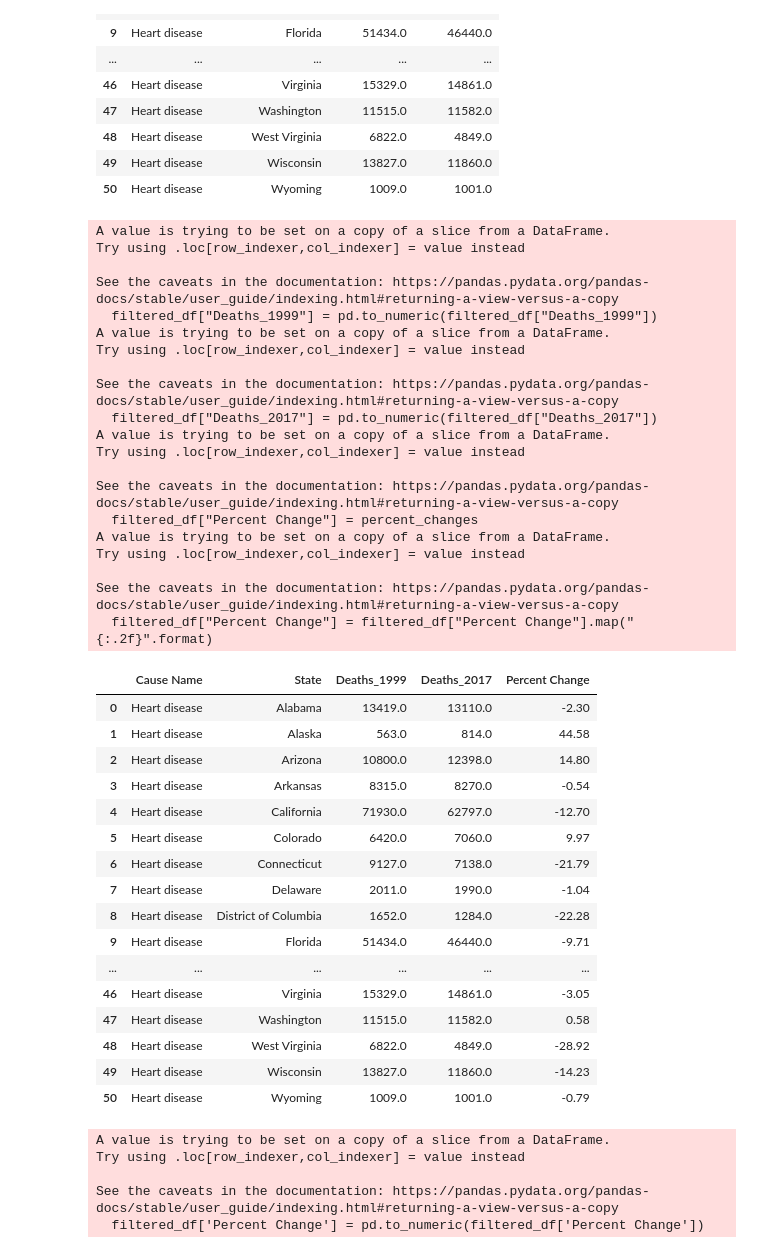
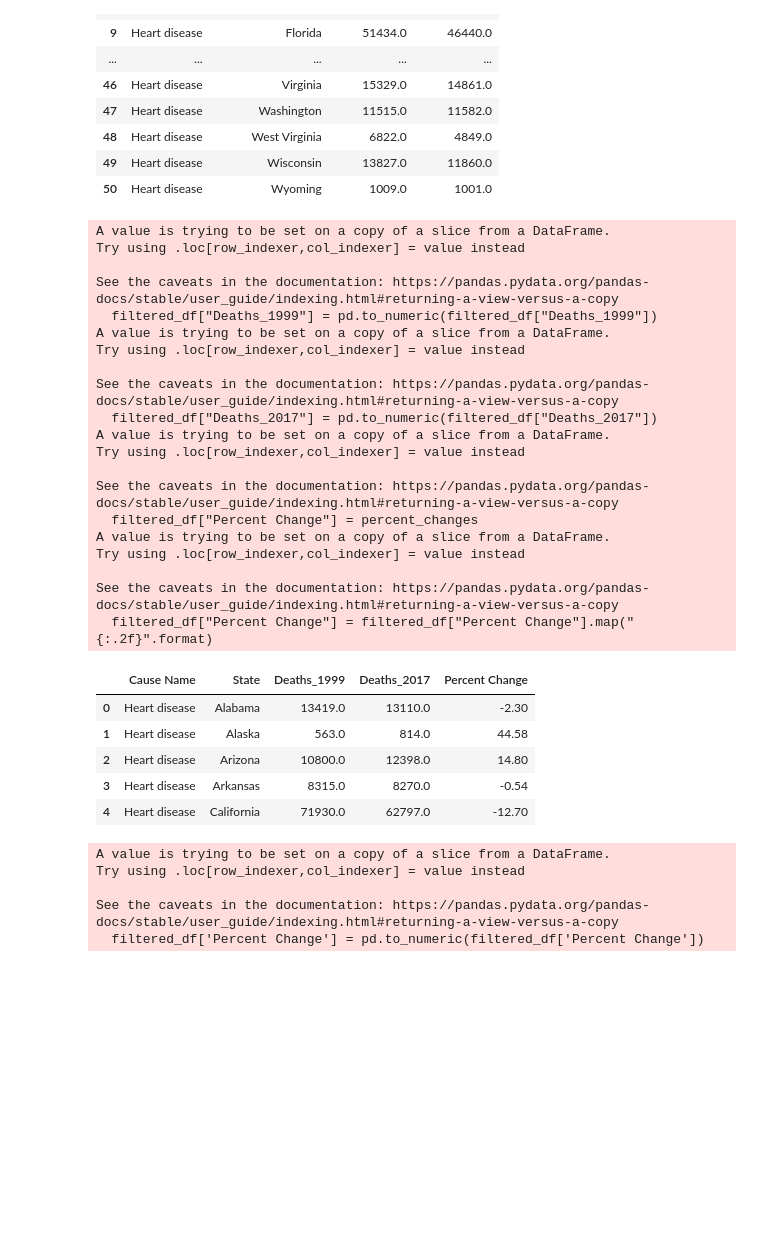
Before and after one commit to gshi76/Project1, a Jupyter notebook: Grace2.ipynb, the cells around one changed output. Drawn from its saved outputs; the diff is of its cells as text; code cells hidden in the pictures; blank space fills up the shorter version.

```diff
--- a/Grace2.ipynb
+++ b/Grace2.ipynb
@@ -269,45 +261,34 @@ filtered_df["Percent Change"] = percent_changes
 
 filtered_df["Percent Change"] = filtered_df["Percent Change"].map("{:.2f}".format)
 # Display DataFrame
-filtered_df
+filtered_df.head()
 # %% [output]
 A value is trying to be set on a copy of a slice from a DataFrame.
 Try using .loc[row_indexer,col_indexer] = value instead
 
 See the caveats in the documentation: https://pandas.pydata.org/pandas-docs/stable/user_guide/indexing.html#returning-a-view-versus-a-copy
   filtered_df["Deaths_1999"] = pd.to_numeric(filtered_df["Deaths_1999"])
 A value is trying to be set on a copy of a slice from a DataFrame.
 Try using .loc[row_indexer,col_indexer] = value instead
 
 See the caveats in the documentation: https://pandas.pydata.org/pandas-docs/stable/user_guide/indexing.html#returning-a-view-versus-a-copy
   filtered_df["Deaths_2017"] = pd.to_numeric(filtered_df["Deaths_2017"])
 A value is trying to be set on a copy of a slice from a DataFrame.
 Try using .loc[row_indexer,col_indexer] = value instead
 
 See the caveats in the documentation: https://pandas.pydata.org/pandas-docs/stable/user_guide/indexing.html#returning-a-view-versus-a-copy
   filtered_df["Percent Change"] = percent_changes
 A value is trying to be set on a copy of a slice from a DataFrame.
 Try using .loc[row_indexer,col_indexer] = value instead
 
 See the caveats in the documentation: https://pandas.pydata.org/pandas-docs/stable/user_guide/indexing.html#returning-a-view-versus-a-copy
   filtered_df["Percent Change"] = filtered_df["Percent Change"].map("{:.2f}".format)
 |  | Cause Name | State | Deaths_1999 | Deaths_2017 | Percent Change |
 | 0 | Heart disease | Alabama | 13419.0 | 13110.0 | -2.30 |
 | 1 | Heart disease | Alaska | 563.0 | 814.0 | 44.58 |
 | 2 | Heart disease | Arizona | 10800.0 | 12398.0 | 14.80 |
 | 3 | Heart disease | Arkansas | 8315.0 | 8270.0 | -0.54 |
 | 4 | Heart disease | California | 71930.0 | 62797.0 | -12.70 |
-| 5 | Heart disease | Colorado | 6420.0 | 7060.0 | 9.97 |
-| 6 | Heart disease | Connecticut | 9127.0 | 7138.0 | -21.79 |
-| 7 | Heart disease | Delaware | 2011.0 | 1990.0 | -1.04 |
-| 8 | Heart disease | District of Columbia | 1652.0 | 1284.0 | -22.28 |
-| 9 | Heart disease | Florida | 51434.0 | 46440.0 | -9.71 |
-| ... | ... | ... | ... | ... | ... |
-| 46 | Heart disease | Virginia | 15329.0 | 14861.0 | -3.05 |
-| 47 | Heart disease | Washington | 11515.0 | 11582.0 | 0.58 |
-| 48 | Heart disease | West Virginia | 6822.0 | 4849.0 | -28.92 |
-| 49 | Heart disease | Wisconsin | 13827.0 | 11860.0 | -14.23 |
-| 50 | Heart disease | Wyoming | 1009.0 | 1001.0 | -0.79 |
 # %%
 
 filtered_df['Percent Change'] = pd.to_numeric(filtered_df['Percent Change'])
```
Also changed, not shown: parts of 2 cells of this notebook.
